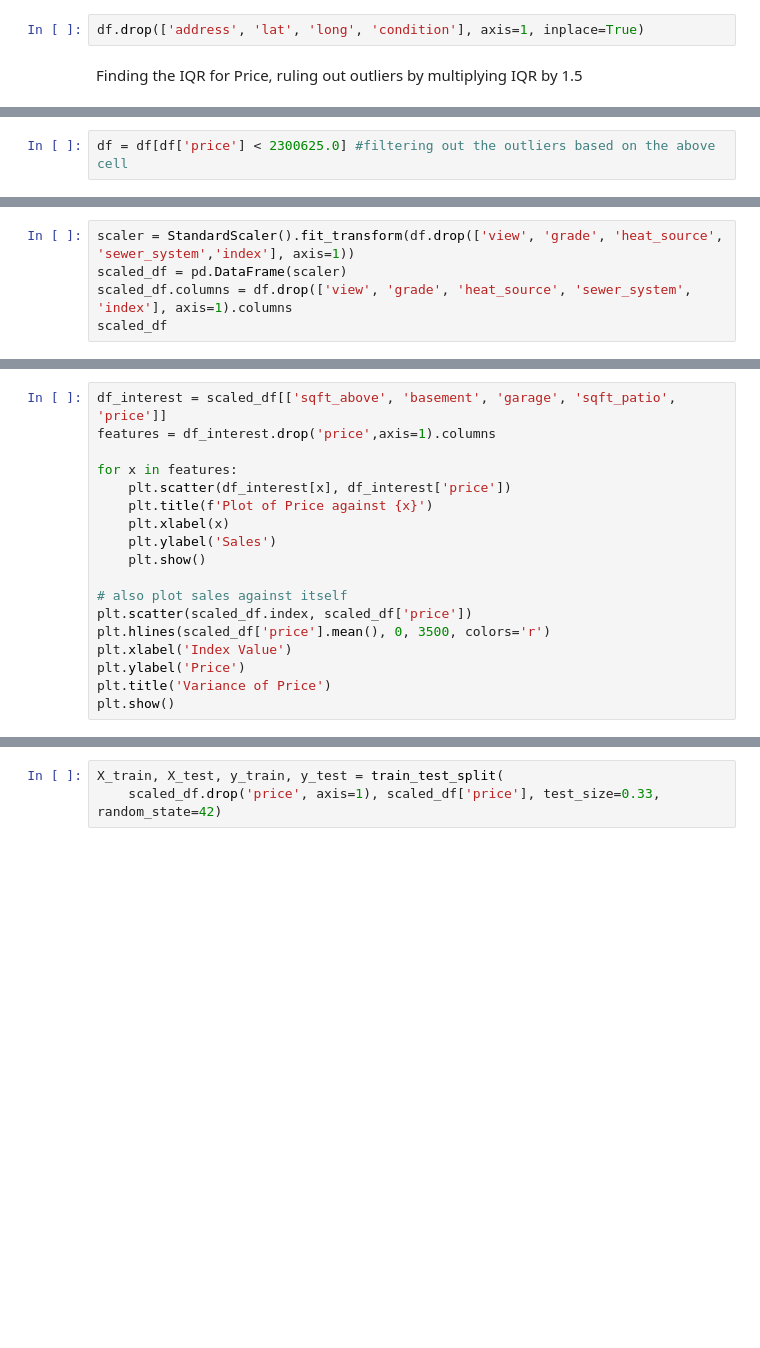
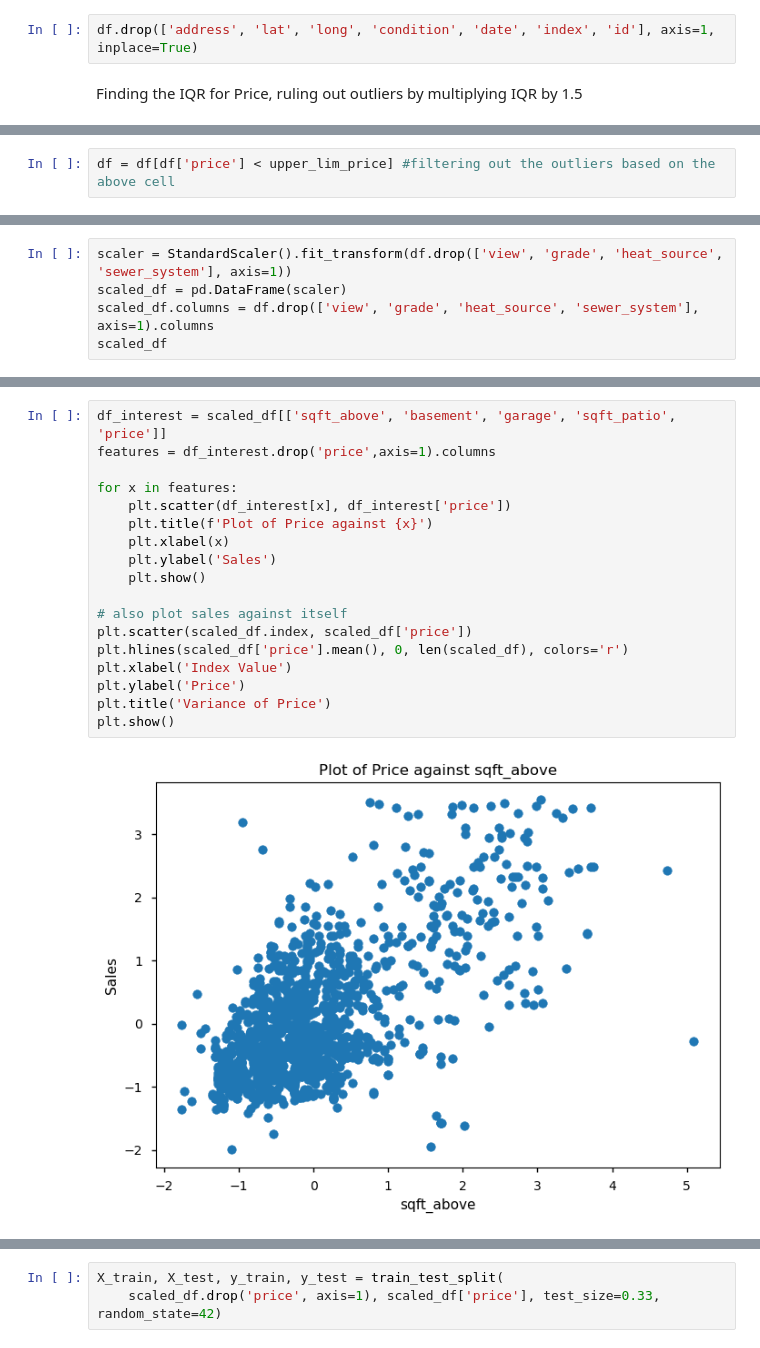
Before and after one commit to dnigh45/dsc-phase-2-djrachjake, a Jupyter notebook: dj2.ipynb, the cells around one changed output, grey strips where cells are left out. Drawn from its saved outputs; the diff is of its cells as text; blank space fills up the shorter version.

```diff
--- a/dj2.ipynb
+++ b/dj2.ipynb
@@ -283,7 +283,7 @@ dtype: int64
 # %% [markdown]
 Drop Address, Latitude, Longitude, and Condition
 # %%
-df.drop(['address', 'lat', 'long', 'condition'], axis=1, inplace=True)
+df.drop(['address', 'lat', 'long', 'condition', 'date', 'index', 'id'], axis=1, inplace=True)
 # %% [markdown]
 Finding the IQR for Price, ruling out outliers by multiplying IQR by 1.5
 # %%
@@ -296,5 +296,5 @@ anything above 2300625.0 and below -340375.0 is an outlier
 # %%
-df = df[df['price'] < 2300625.0] #filtering out the outliers based on the above cell
+df = df[df['price'] < upper_lim_price] #filtering out the outliers based on the above cell
 # %%
 sns.boxplot(df['price'])
 # %% [output]
@@ -312,6 +307,6 @@ Index(['index', 'id', 'date', 'price', 'bedrooms', 'bathrooms', 'sqft_living',
 # %%
-scaler = StandardScaler().fit_transform(df.drop(['view', 'grade', 'heat_source', 'sewer_system','index'], axis=1))
+scaler = StandardScaler().fit_transform(df.drop(['view', 'grade', 'heat_source', 'sewer_system'], axis=1))
 scaled_df = pd.DataFrame(scaler)
-scaled_df.columns = df.drop(['view', 'grade', 'heat_source', 'sewer_system', 'index'], axis=1).columns
+scaled_df.columns = df.drop(['view', 'grade', 'heat_source', 'sewer_system'], axis=1).columns
 scaled_df
 # %% [output]
@@ -324,18 +372,20 @@ model.fit().summary()
 # %%
 df_interest = scaled_df[['sqft_above', 'basement', 'garage', 'sqft_patio', 'price']]
 features = df_interest.drop('price',axis=1).columns
 
 for x in features:
     plt.scatter(df_interest[x], df_interest['price'])
     plt.title(f'Plot of Price against {x}')
     plt.xlabel(x)
     plt.ylabel('Sales')
     plt.show()
 
 # also plot sales against itself
 plt.scatter(scaled_df.index, scaled_df['price'])
-plt.hlines(scaled_df['price'].mean(), 0, 3500, colors='r')
+plt.hlines(scaled_df['price'].mean(), 0, len(scaled_df), colors='r')
 plt.xlabel('Index Value')
 plt.ylabel('Price')
 plt.title('Variance of Price')
 plt.show()
+# %% [output]
+[figure, added]
```
Also changed, not shown: parts of 20 cells of this notebook, 6 other files.
